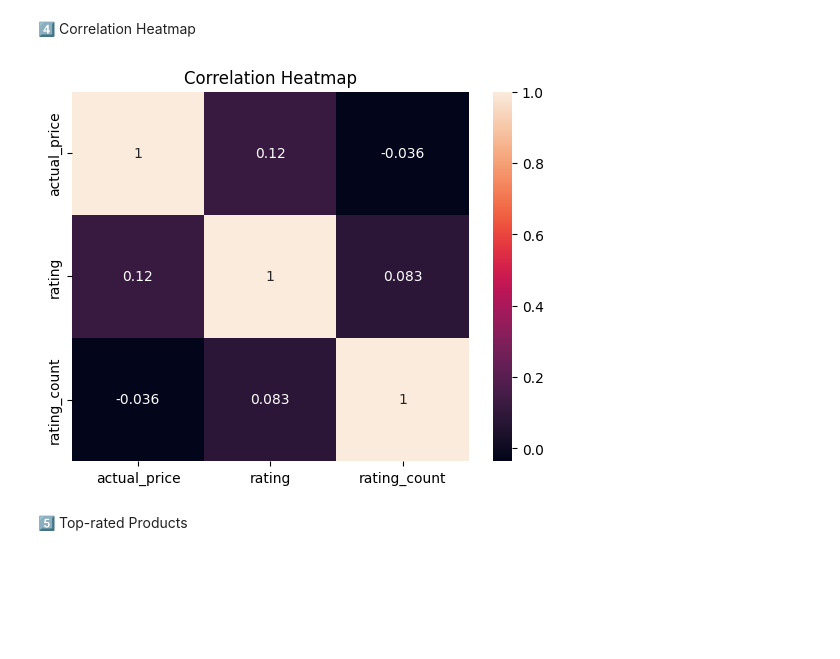
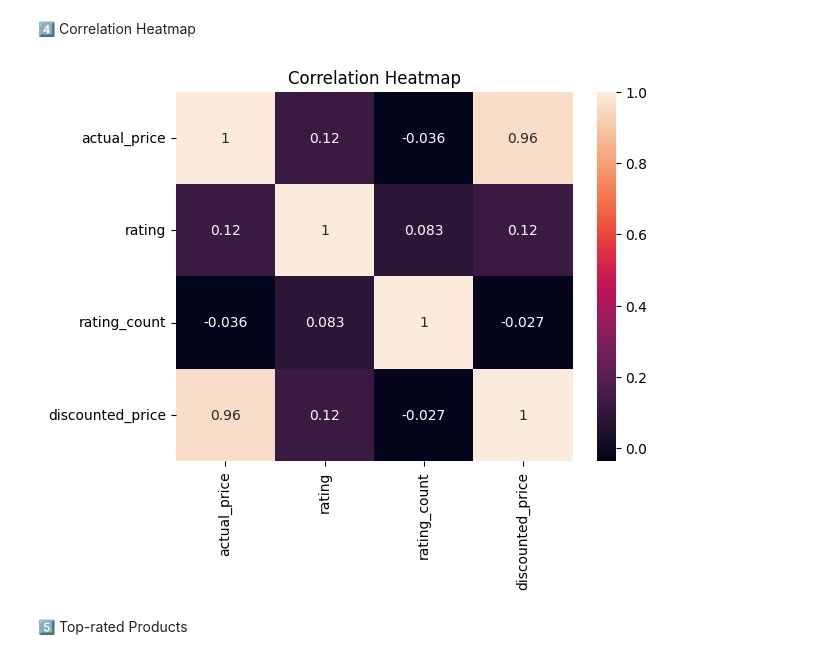
Before and after one commit to mosta3aGam2L/Amazon_EDA_project, a Jupyter notebook: notebooks/Amazon_EDA.ipynb, the cells around one changed output. Drawn from its saved outputs; the diff is of its cells as text; code cells hidden in the pictures; blank space fills up the shorter version.

```diff
--- a/notebooks/Amazon_EDA.ipynb
+++ b/notebooks/Amazon_EDA.ipynb
@@ -305,12 +316,12 @@ plt.show()
 # %% [markdown]
 4️⃣ Correlation Heatmap
 # %%
-corr = df[['actual_price','rating','rating_count']].corr()
+corr = df[['actual_price','rating','rating_count','discounted_price']].corr()
 
 sns.heatmap(corr, annot=True)
 plt.title("Correlation Heatmap")
 plt.show()
 # %% [output]
-[figure, old version]
+[figure, new version]
 # %% [markdown]
 5️⃣ Top-rated Products
```
Also changed, not shown: parts of 10 cells of this notebook, 1 other file.
